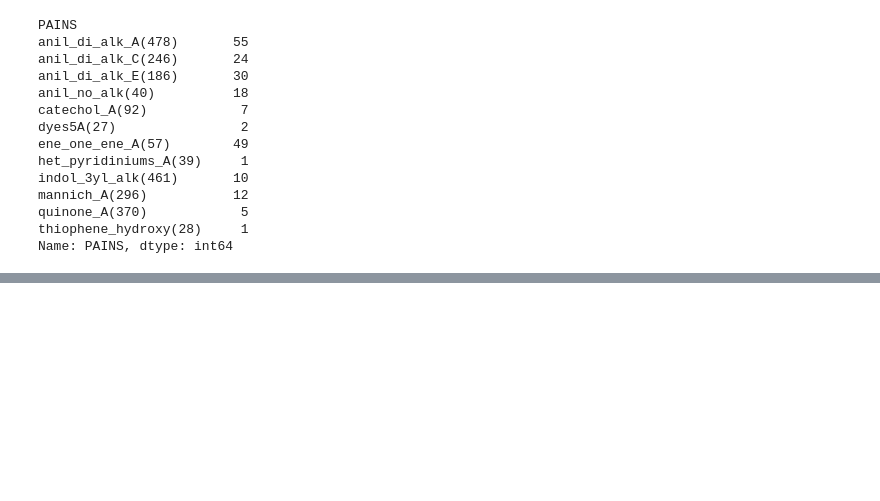
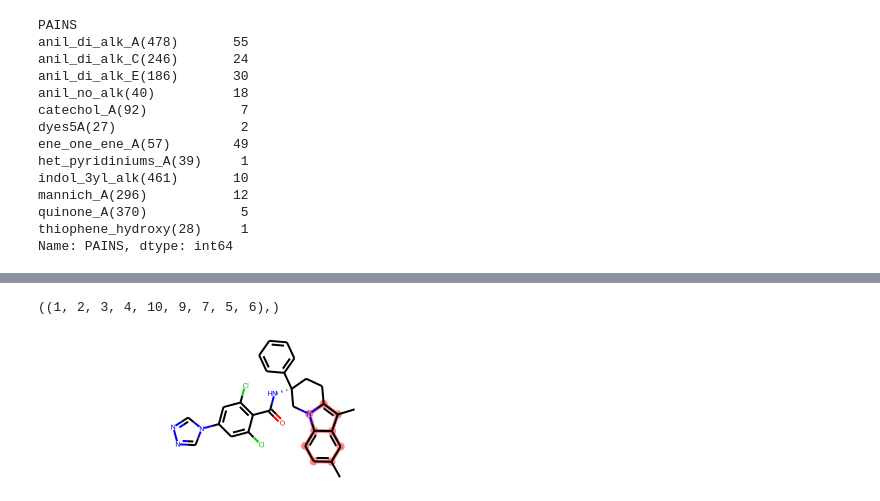
Before and after one commit to marcossantanaioc/CompChem, a Jupyter notebook: notebooks/PAINS.ipynb, the cells around one changed output, grey strips where cells are left out. Drawn from its saved outputs; the diff is of its cells as text; code cells hidden in the pictures; blank space fills up the shorter version.

```diff
--- a/notebooks/PAINS.ipynb
+++ b/notebooks/PAINS.ipynb
@@ -121,0 +133,6 @@ Name: PAINS, dtype: int64
+# %%
+print(mol.GetSubstructMatches(patt))
+mol
+# %% [output]
+((1, 2, 3, 4, 10, 9, 7, 5, 6),)
+[figure, added]
```
Also changed, not shown: parts of 3 cells of this notebook.
